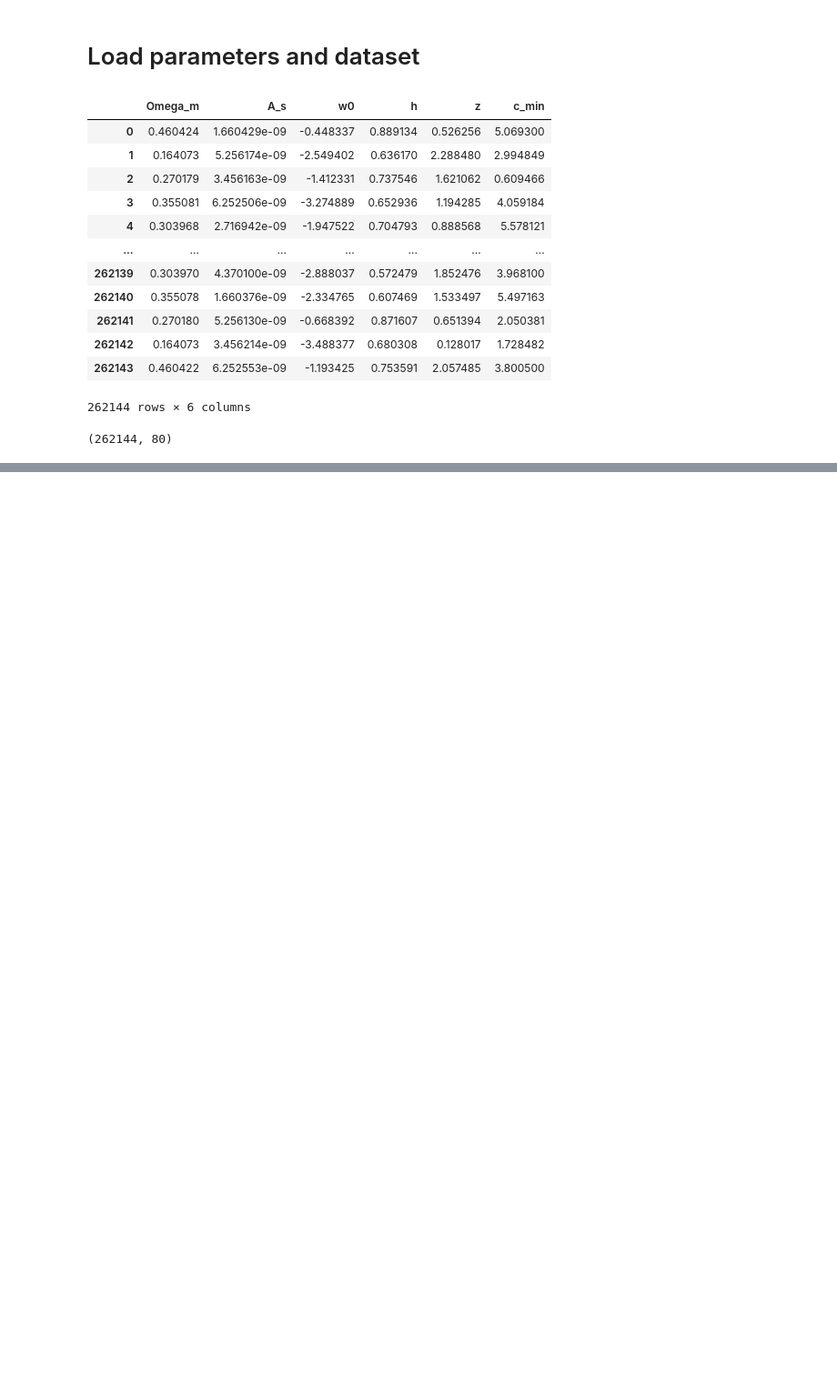
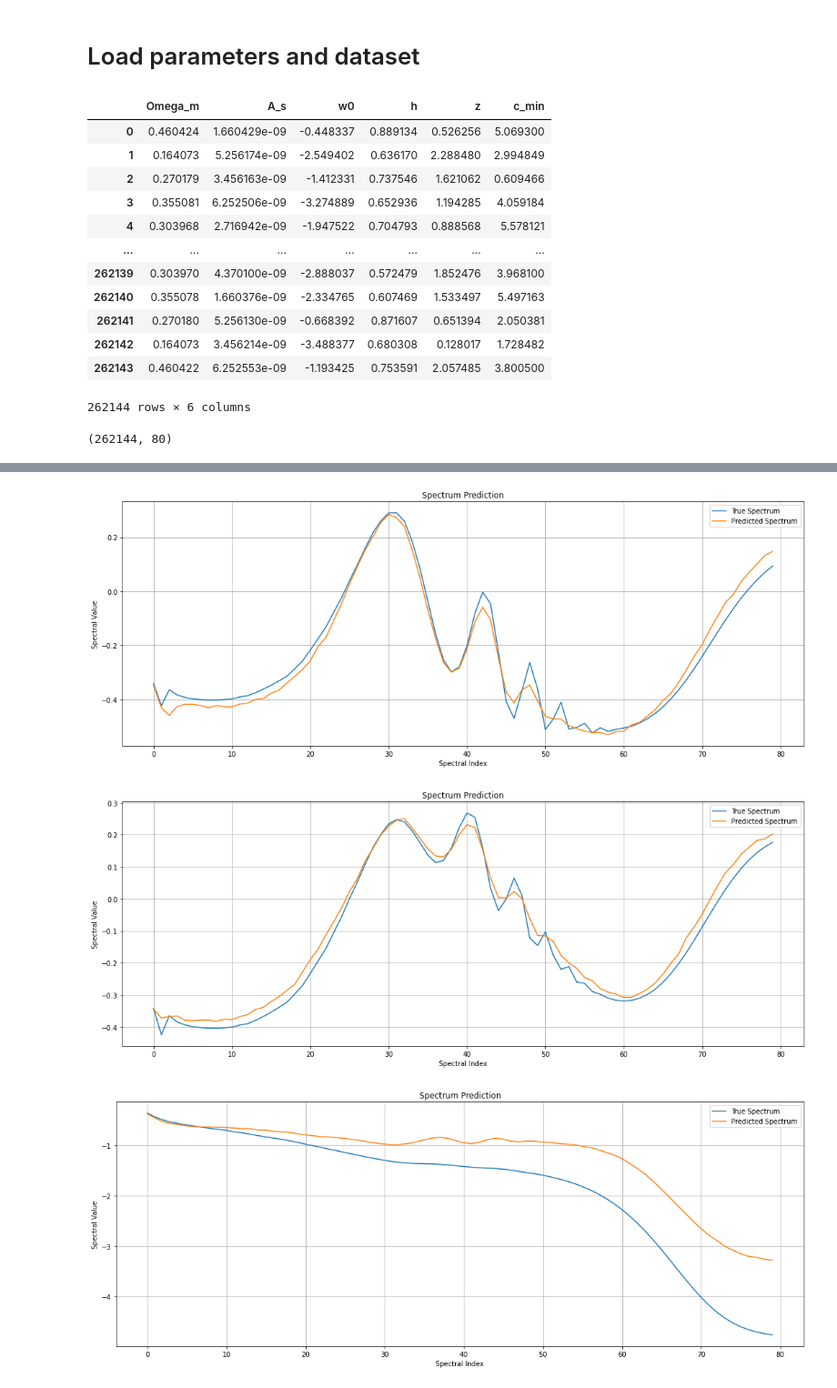
Before and after one commit to Mohinta2892/GalaxyEmulator, a Jupyter notebook: power_spectrum_emulator.ipynb, the cells around one changed output, grey strips where cells are left out. Shown: that part at 91% size. Saved outputs shown, nothing was run; the diff lists cells and outputs as text; code cells hidden in the pictures; blank space fills up the shorter version.

```diff
--- a/power_spectrum_emulator.ipynb
+++ b/power_spectrum_emulator.ipynb
@@ -55,0 +269,4 @@ print(parameters.head(5))
+# %%
+trainLoader = torch.utils.data.DataLoader(training_data, batch_size=256, shuffle=True, num_workers=0)
+validationLoader = torch.utils.data.DataLoader(validation_data, batch_size=256, shuffle=True, num_workers=0)
+testLoader = torch.utils.data.DataLoader(test_data, batch_size=800000, shuffle=False, num_workers=0)
@@ -55,0 +431,7 @@ print(parameters.head(5))
+# %%
+# load the best model
+
+model = MLP()
+mlp_best = torch.load('./models/mlp_model_best.pth', weights_only=True)
+model.load_state_dict(mlp_best)
+model.eval()
@@ -55,0 +448,68 @@ print(parameters.head(5))
+# %%
+def plot_spectrum_prediction(model, input_row, output_row=None,
+                              input_scaler=None,
+                              output_scaler=None,
+                              is_pytorch=False,
+                              title="Spectrum Prediction"):
+    """
+    Generate and plot spectrum prediction with proper scaling.
+
+    Parameters:
+    - model: Trained model (PyTorch or RandomForest)
+    - input_row: Single input row to generate prediction
+    - input_scaler: Optional scaler for input normalization
+    - output_scaler: Optional scaler for output denormalization
+    - is_pytorch: Flag to indicate PyTorch or sklearn model
+    - title: Plot title
+    """
+    # Prepare input
+    if input_scaler is not None:
+        input_row_scaled = input_scaler.transform(input_row.reshape(1, -1))
+    else:
+        input_row_scaled = input_row.reshape(1, -1)
+
+    # Generate prediction based on model type
+    if is_pytorch:
+        # PyTorch model prediction
+        model.eval()
+        with torch.no_grad():
+            input_tensor = torch.FloatTensor(input_row_scaled)
+            prediction = model(input_tensor).numpy()
+    else:
+        # Sklearn model prediction
+        prediction = model.predict(input_row_scaled)
+
+    # Denormalize prediction if scaler is provided
+    if output_scaler is not None:
+        prediction = output_scaler.inverse_transform(prediction)
+
+    # Flatten prediction in case of multi-dimensional array
+    prediction = prediction.flatten()
+
+    # Plot the spectrum
+    plt.figure(figsize=(15, 6))
+    plt.plot(output_row, label='True Spectrum')
+    plt.plot(prediction, label='Predicted Spectrum')
+    plt.title(title)
+    plt.xlabel('Spectral Index')
+    plt.ylabel('Spectral Value')
+    plt.legend()
+    plt.grid(True)
+    plt.tight_layout()
+    #plt.savefig('spectrum_prediction.png')
+    plt.show()
+
+    return prediction
+
+for i in range(110,120):
+    spectrum = plot_spectrum_prediction(
+        model,
+        testLoader.dataset.X[i].float(),
+        output_row=testLoader.dataset.y[i].float(),
+        input_scaler=None,
+        output_scaler=None,
+        is_pytorch=True)
+# %% [output]
+[figure, added]
+[figure, added]
+[figure, added]
```
Also changed, not shown: parts of 29 cells of this notebook.
